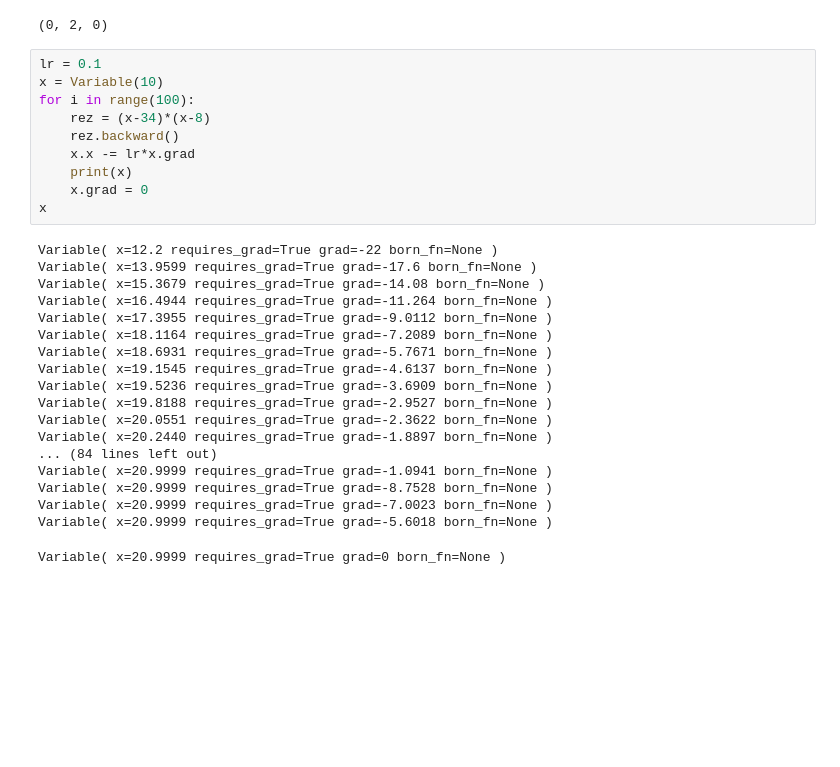
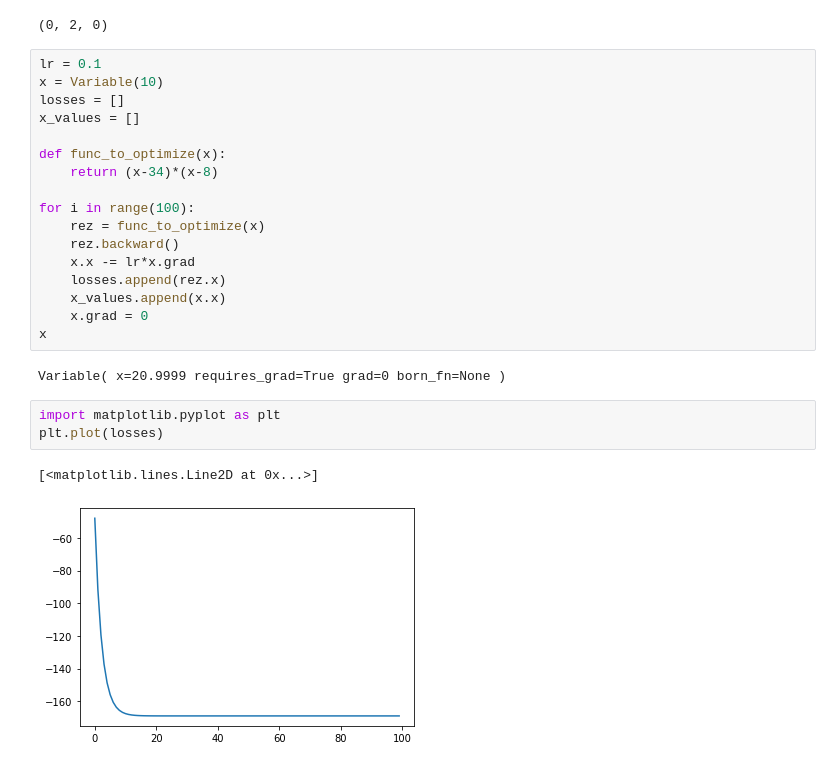
Before and after one commit to tensorway/fun_one_files, a Jupyter notebook: micrograd/micrograd.ipynb, the cells around one changed output. Cells and saved outputs as stored; diff of their text form; blank space fills up the shorter version.

```diff
--- a/micrograd/micrograd.ipynb
+++ b/micrograd/micrograd.ipynb
@@ -79,29 +79,25 @@ a.grad, b.grad, c.grad
 # %%
 lr = 0.1
 x = Variable(10)
+losses = []
+x_values = []
+
+def func_to_optimize(x):
+    return (x-34)*(x-8)
+
 for i in range(100):
-    rez = (x-34)*(x-8)
+    rez = func_to_optimize(x)
     rez.backward()
     x.x -= lr*x.grad
-    print(x)
+    losses.append(rez.x)
+    x_values.append(x.x)
     x.grad = 0
 x
 # %% [output]
-Variable( x=12.2 requires_grad=True grad=-22 born_fn=None )
-Variable( x=13.9599 requires_grad=True grad=-17.6 born_fn=None )
-Variable( x=15.3679 requires_grad=True grad=-14.08 born_fn=None )
-Variable( x=16.4944 requires_grad=True grad=-11.264 born_fn=None )
-Variable( x=17.3955 requires_grad=True grad=-9.0112 born_fn=None )
-Variable( x=18.1164 requires_grad=True grad=-7.2089 born_fn=None )
-Variable( x=18.6931 requires_grad=True grad=-5.7671 born_fn=None )
-Variable( x=19.1545 requires_grad=True grad=-4.6137 born_fn=None )
-Variable( x=19.5236 requires_grad=True grad=-3.6909 born_fn=None )
-Variable( x=19.8188 requires_grad=True grad=-2.9527 born_fn=None )
-Variable( x=20.0551 requires_grad=True grad=-2.3622 born_fn=None )
-Variable( x=20.2440 requires_grad=True grad=-1.8897 born_fn=None )
-... (84 lines left out)
-Variable( x=20.9999 requires_grad=True grad=-1.0941 born_fn=None )
-Variable( x=20.9999 requires_grad=True grad=-8.7528 born_fn=None )
-Variable( x=20.9999 requires_grad=True grad=-7.0023 born_fn=None )
-Variable( x=20.9999 requires_grad=True grad=-5.6018 born_fn=None )
+Variable( x=20.9999 requires_grad=True grad=0 born_fn=None )
-Variable( x=20.9999 requires_grad=True grad=0 born_fn=None )
+# %%
+import matplotlib.pyplot as plt
+plt.plot(losses)
+# %% [output]
+[<matplotlib.lines.Line2D at 0x...>]
+[figure, added]
```
Also changed, not shown: parts of 1 cell of this notebook, 3 other files.
